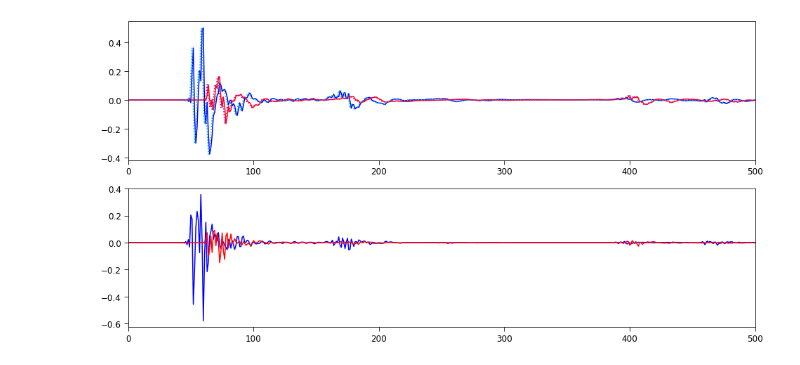
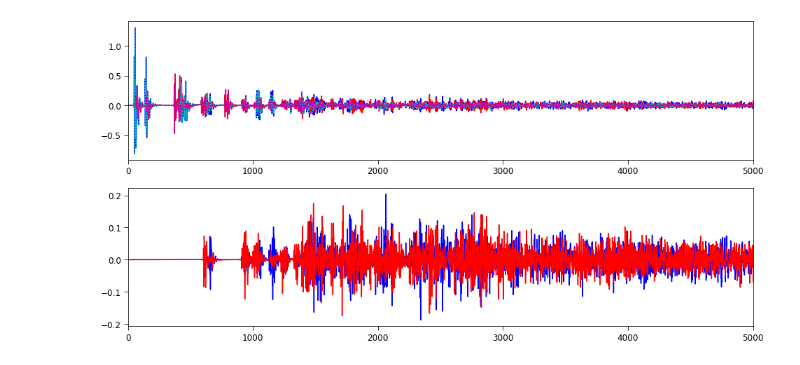
Before and after one commit to msaddler/virtual_acoustic_room, a Jupyter notebook: notebook_port.ipynb, the cells around one changed output. Saved outputs shown, nothing was run; the diff lists cells and outputs as text; code cells hidden in the pictures.

```diff
--- a/notebook_port.ipynb
+++ b/notebook_port.ipynb
@@ -63,20 +67,20 @@ brir_francl = np.stack([y_l, y_r], axis=1)
 # %%
 fig, ax = plt.subplots(figsize=(16, 8), nrows=2, ncols=1)
 ax[0].plot(brir_msaddler[:, 0], 'b')
 ax[0].plot(brir_msaddler[:, 1], 'r')
 ax[0].plot(brir_francl[:, 0], 'c', ls=':')
 ax[0].plot(brir_francl[:, 1], 'm', ls=':')
 
 ax[1].plot(brir_francl[:, 0] - brir_msaddler[:, 0], 'b')
 ax[1].plot(brir_francl[:, 1] - brir_msaddler[:, 1], 'r')
 for ax_ in ax:
     util_figures.format_axes(
         ax_,
-        xlimits=[0, 500]
+        xlimits=[0, 5000]
     )
 plt.show()
 # %% [output]
-[figure, old version]
+[figure, new version]
 # %%
 eng = matlab.engine.start_matlab();
 # %%
```
Also changed, not shown: parts of 1 cell of this notebook, 1 other file.
